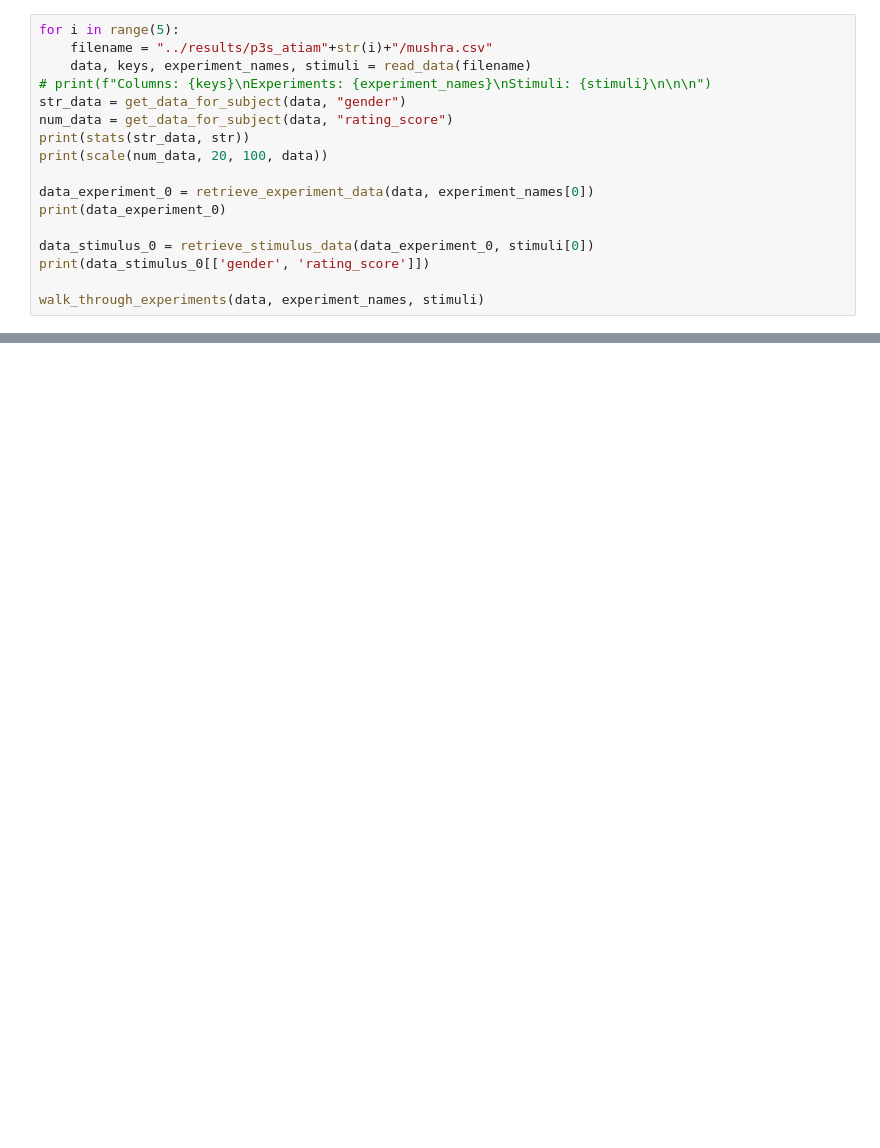
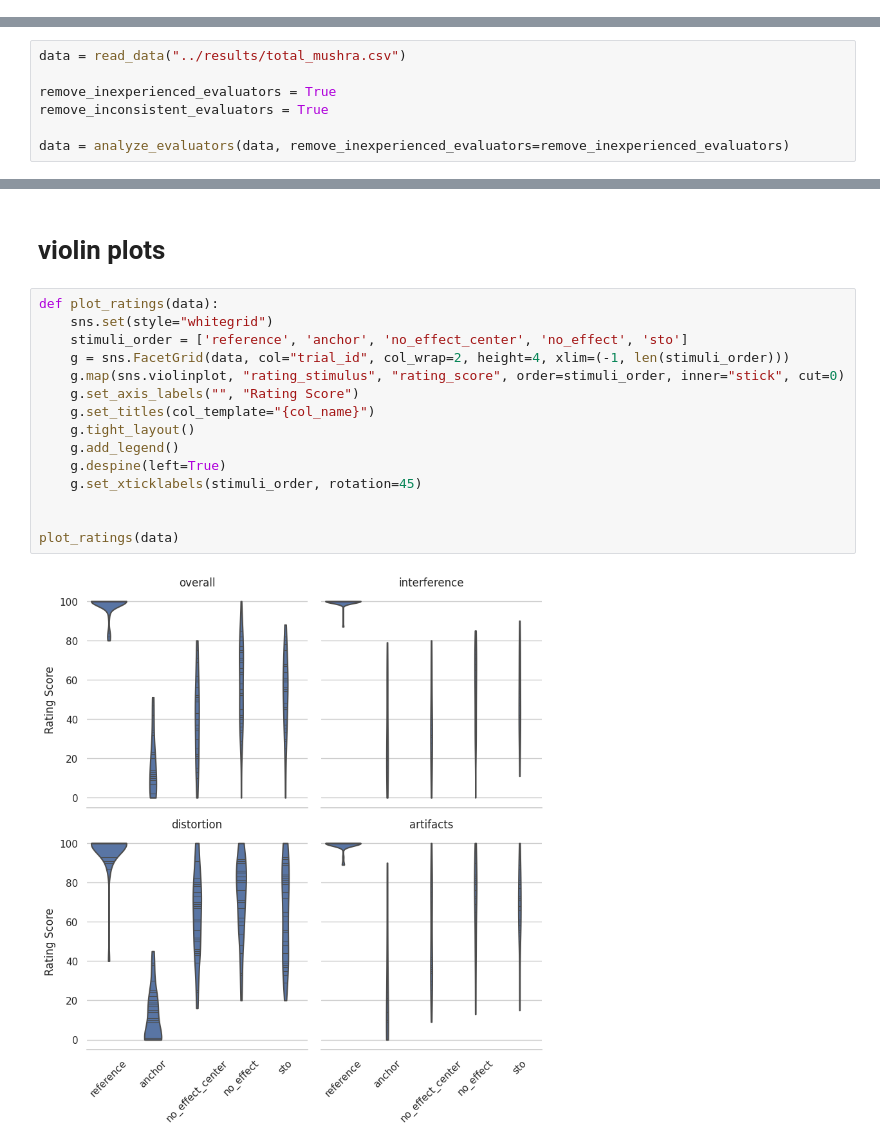
Before and after one commit to PierreChouteau/PAM_P3S, a Jupyter notebook: webmushra_analysis_test.ipynb, the cells around one changed output, grey strips where cells are left out. Drawn from its saved outputs; the diff is of its cells as text; blank space fills up the shorter version.

Commit message:
latest additions to mushra analysis

```diff
--- a/webmushra_analysis_test.ipynb
+++ b/webmushra_analysis_test.ipynb
@@ -137,17 +5,0 @@ def walk_through_experiments(data, experiments, stimuli):
-# %%
-for i in range(5):
-    filename = "../results/p3s_atiam"+str(i)+"/mushra.csv"
-    data, keys, experiment_names, stimuli = read_data(filename)
-# print(f"Columns: {keys}\nExperiments: {experiment_names}\nStimuli: {stimuli}\n\n\n")
-str_data = get_data_for_subject(data, "gender")
-num_data = get_data_for_subject(data, "rating_score")
-print(stats(str_data, str))
-print(scale(num_data, 20, 100, data))
-
-data_experiment_0 = retrieve_experiment_data(data, experiment_names[0])
-print(data_experiment_0)
-
-data_stimulus_0 = retrieve_stimulus_data(data_experiment_0, stimuli[0])
-print(data_stimulus_0[['gender', 'rating_score']])
-
-walk_through_experiments(data, experiment_names, stimuli)
@@ -172,0 +115,7 @@ Musical experience: [5 5 5 5 5]
+# %%
+data = read_data("../results/total_mushra.csv")
+
+remove_inexperienced_evaluators = True
+remove_inconsistent_evaluators = True
+
+data = analyze_evaluators(data, remove_inexperienced_evaluators=remove_inexperienced_evaluators)
@@ -172,0 +198,19 @@ Musical experience: [5 5 5 5 5]
+# %% [markdown]
+# violin plots
+# %%
+def plot_ratings(data):
+    sns.set(style="whitegrid")
+    stimuli_order = ['reference', 'anchor', 'no_effect_center', 'no_effect', 'sto']
+    g = sns.FacetGrid(data, col="trial_id", col_wrap=2, height=4, xlim=(-1, len(stimuli_order)))
+    g.map(sns.violinplot, "rating_stimulus", "rating_score", order=stimuli_order, inner="stick", cut=0)
+    g.set_axis_labels("", "Rating Score")
+    g.set_titles(col_template="{col_name}")
+    g.tight_layout()
+    g.add_legend()
+    g.despine(left=True)
+    g.set_xticklabels(stimuli_order, rotation=45)
+
+
+plot_ratings(data)
+# %% [output]
+[figure, added]
```
Also changed, not shown: parts of 23 cells of this notebook.
